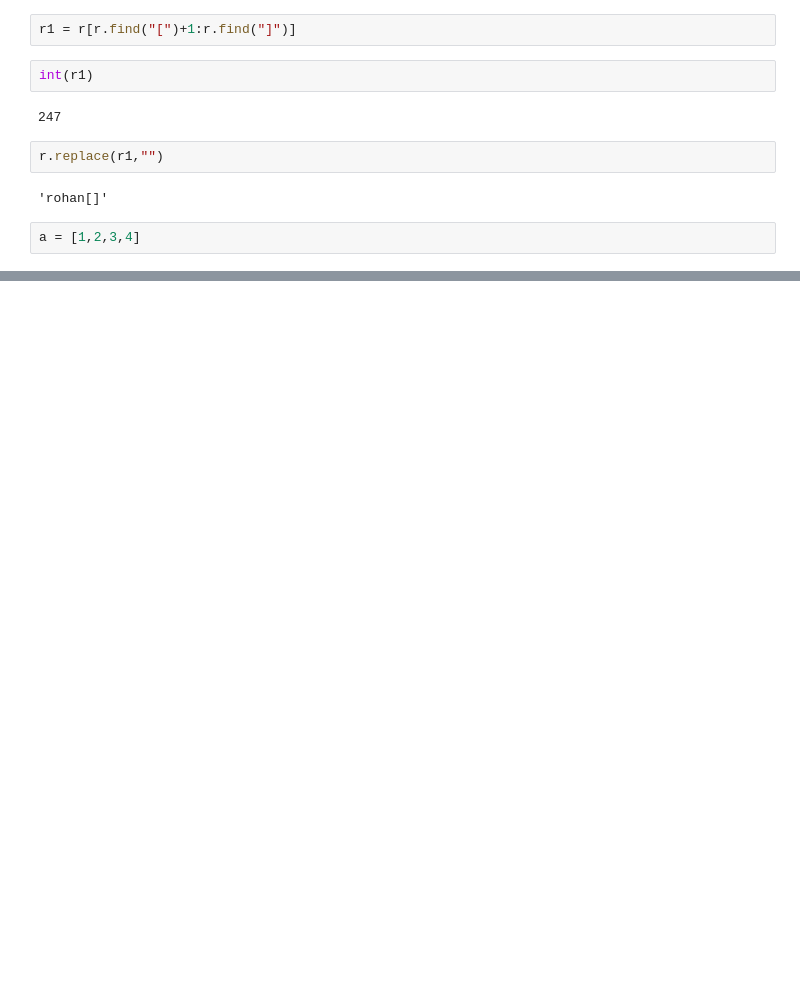
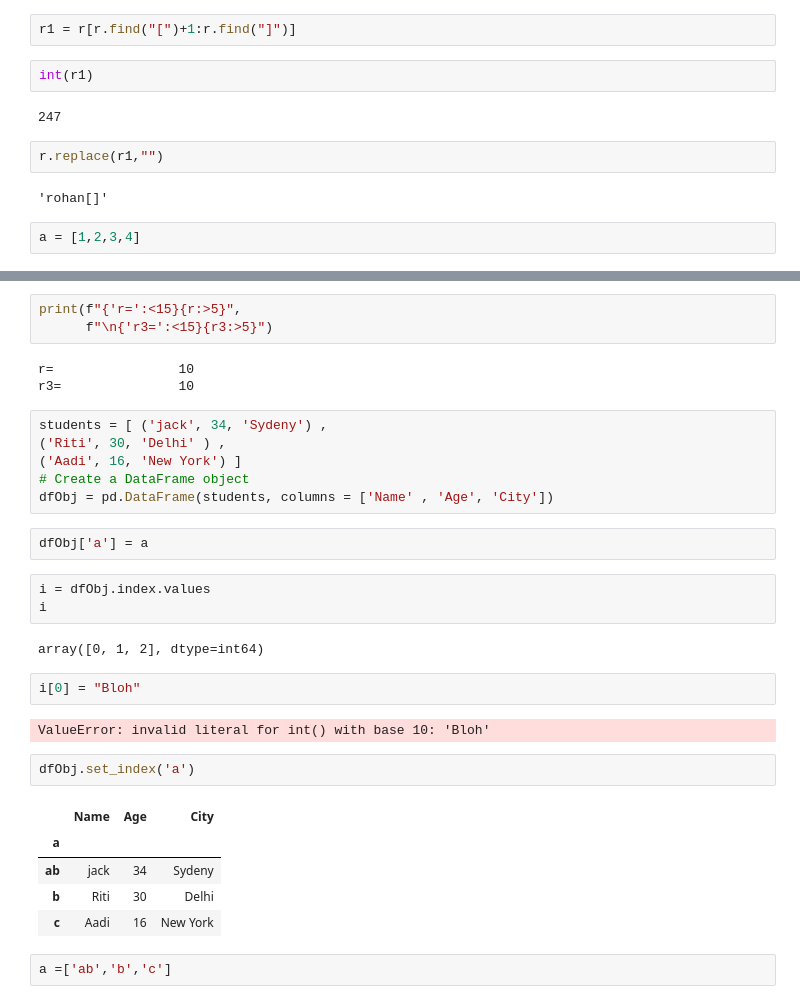
Before and after one commit to archit1998/Thapovan2, a Jupyter notebook: team2.ipynb, the cells around one changed output, grey strips where cells are left out. Saved outputs shown, nothing was run; the diff lists cells and outputs as text; blank space fills up the shorter version.

```diff
--- a/team2.ipynb
+++ b/team2.ipynb
@@ -1120,0 +1100,33 @@ a
+# %%
+print(f"{'r=':<15}{r:>5}",
+      f"\n{'r3=':<15}{r3:>5}")
+# %% [output]
+r=                10
+r3=               10
+# %%
+students = [ ('jack', 34, 'Sydeny') ,
+('Riti', 30, 'Delhi' ) ,
+('Aadi', 16, 'New York') ]
+# Create a DataFrame object
+dfObj = pd.DataFrame(students, columns = ['Name' , 'Age', 'City'])
+# %%
+dfObj['a'] = a
+# %%
+i = dfObj.index.values
+i
+# %% [output]
+array([0, 1, 2], dtype=int64)
+# %%
+i[0] = "Bloh"
+# %% [output]
+ValueError: invalid literal for int() with base 10: 'Bloh'
+# %%
+dfObj.set_index('a')
+# %% [output]
+|  | Name | Age | City |
+| a |  |  |  |
+| ab | jack | 34 | Sydeny |
+| b | Riti | 30 | Delhi |
+| c | Aadi | 16 | New York |
+# %%
+a =['ab','b','c']
```
Also changed, not shown: parts of 9 cells of this notebook.
